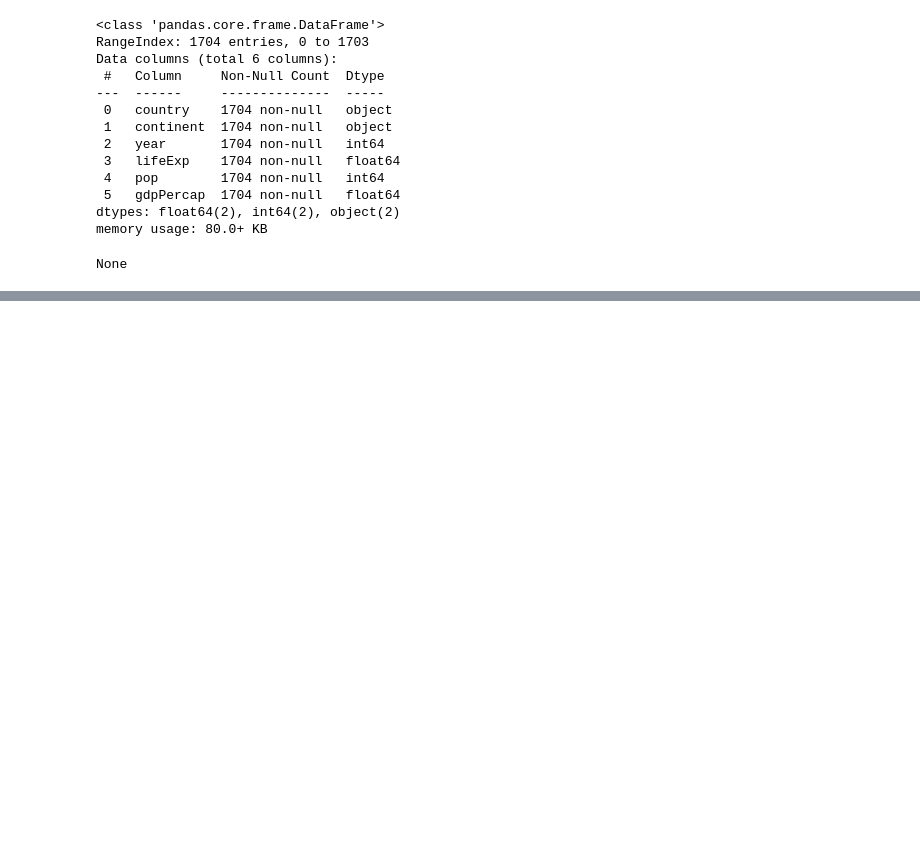
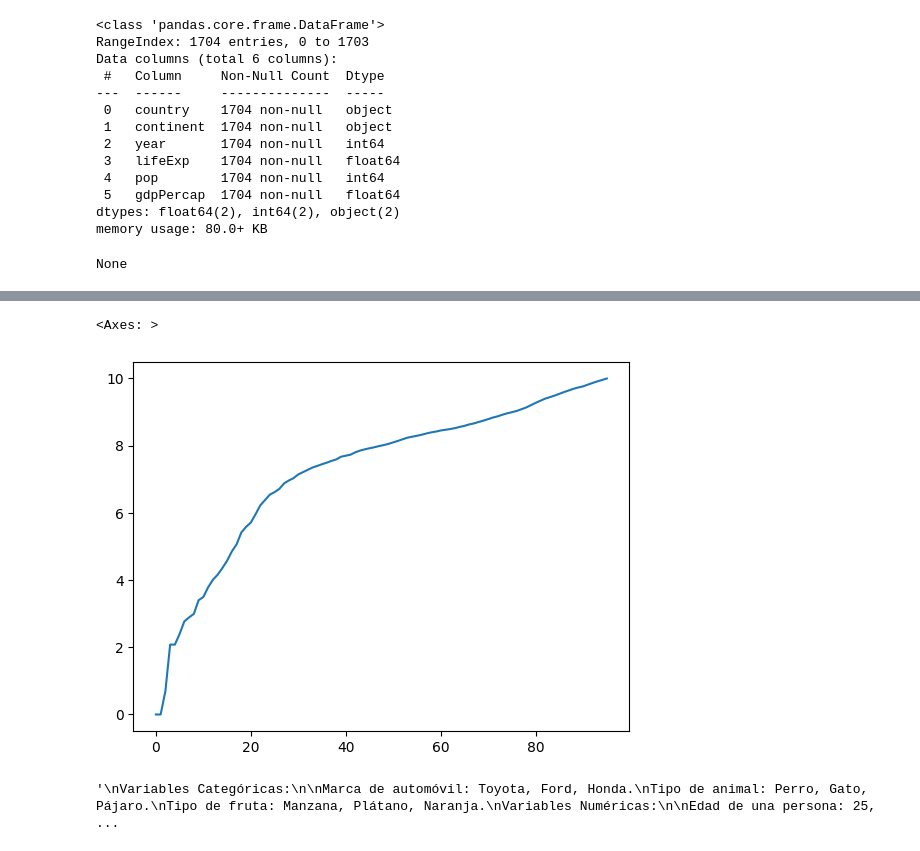
Before and after one commit to luchomaspero/LaboDeDatos, a Jupyter notebook: practica2.ipynb, the cells around one changed output, grey strips where cells are left out. Drawn from its saved outputs; the diff is of its cells as text; code cells hidden in the pictures; blank space fills up the shorter version.

```diff
--- a/practica2.ipynb
+++ b/practica2.ipynb
@@ -139,0 +189,45 @@ None
+# %%
+"""
+16. La biblioteca Pandas nos permite tambi´en trabajar con archivos de datos.
+(a) Leer el archivo casos_coronavirus.csv.
+(b) Graficar la curva de casos por d´ıa.
+(c) Graficar la curva de casos acumulados (utilizar la funci´on cum_sum para calcularlos.
+(d) Definir y como el logaritmo de la cantidad de casos acumulados y graficar y en funci´on de
+la cantidad de d´ıas transcurridos.
+Utilicen el siguiente c´odigo para leer el archivo y graficar.
+df = pd . read_csv (" casos_coronavirus .csv ") # dataFrame
+df
+df [" confirmados_Nuevos "]. plot ()
+"""
+import matplotlib.pyplot as plt
+#a.
+datos = pd.read_csv("clase-2/Datos/casos_coronavirus.csv")
+#b.
+#datos['confirmados_Nuevos'].plot(grid=True)
+#c.
+suma_acumulada = datos['confirmados_Nuevos'].cumsum()
+#suma_acumulada.plot()
+#d.
+y = np.log(suma_acumulada)
+y.plot()
+# %% [output]
+<Axes: >
+[figure, added]
+# %%
+"""
+17. Dar tres ejemplos de variables categ´oricas y num´ericas.
+"""
+"""
+Variables Categóricas:
+
+Marca de automóvil: Toyota, Ford, Honda.
+Tipo de animal: Perro, Gato, Pájaro.
+Tipo de fruta: Manzana, Plátano, Naranja.
+Variables Numéricas:
+
+Edad de una persona: 25, 42, 67.
+Precio de un producto: $10.50, $25.99, $100.00.
+Número de estudiantes en una clase: 20, 35, 50.
+"""
+# %% [output]
+'\nVariables Categóricas:\n\nMarca de automóvil: Toyota, Ford, Honda.\nTipo de animal: Perro, Gato, Pájaro.\nTipo de fruta: Manzana, Plátano, Naranja.\nVariables Numéricas:\n\nEdad de una persona: 25, ...
```
Also changed, not shown: parts of 9 cells of this notebook.
